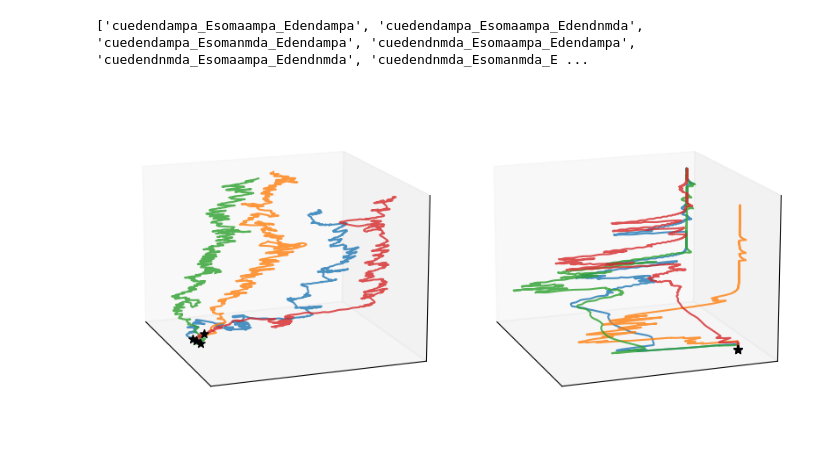
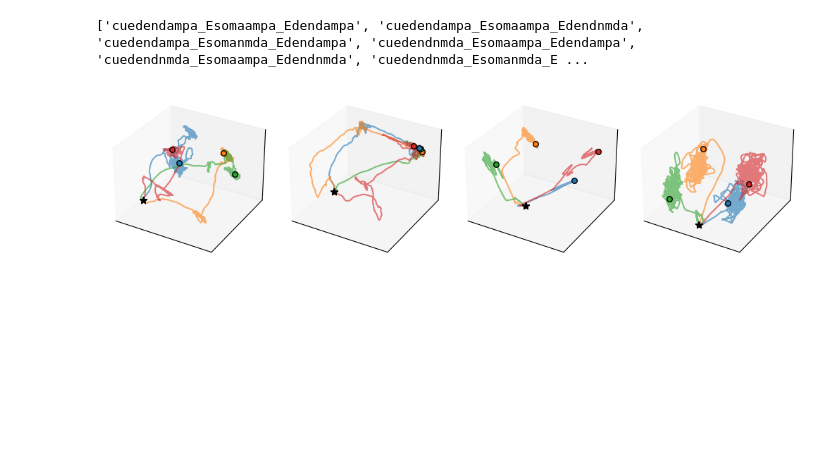
Before and after one commit to ntolley/dendractor, a Jupyter notebook: figures/plot_memory_pca_trajectory.ipynb, the cells around one changed output. Drawn from its saved outputs; the diff is of its cells as text; code cells hidden in the pictures; blank space fills up the shorter version.

```diff
--- a/figures/plot_memory_pca_trajectory.ipynb
+++ b/figures/plot_memory_pca_trajectory.ipynb
@@ -82,8 +82,8 @@ fs = (1/dt) * 1e3
 time_vec = np.arange(0, t_max, dt)
 downsample_factor = 10
 # burn_in = 30_000 // downsample_factor
-# burn_in = 10_000 // downsample_factor
-burn_in = 0 // downsample_factor
+burn_in = 10_000 // downsample_factor
+# burn_in = 0 // downsample_factor
 # %%
 def get_pca_points(sim_name, sim_idx1=0, sim_idx2=1, sim_idx3=2, sim_idx4=3):
     res_dict = random_init_dict[sim_name]
@@ -125,5 +125,5 @@ def get_pca_points(sim_name, sim_idx1=0, sim_idx2=1, sim_idx3=2, sim_idx4=3):
     # points3 = np.array(points3_list)
     # points4 = np.array(points4_list)
 
-    return points1, points2, points3, points4
+    return points1, points2, points3, points4, pca
 # %%
@@ -167,26 +202,36 @@ def make_trajectory_figure(points1, points2, points3, points4, times, start_idx,
 # %%
 input_names = ['(-1,-1)', '(1,1)', '(-1,1)', '(1,-1)']
 
 ticksize = 11
 labelsize = 15
 
 cue_idx = 1000
-dim1, dim2 = 0, 1
+dim1, dim2, dim3 = 0,1,2
 
-fig = plt.figure(figsize=(8,7), constrained_layout=True)
+alpha=0.6
+
+fig = plt.figure(figsize=(10,4), constrained_layout=True)
 sim_idx1, sim_idx2, sim_idx3, sim_idx4 = 0, 1, 2, 3
 
-points1, points2, points3, points4 = get_pca_points('cuedendnmda_Esomanmda_Edendampa', sim_idx1, sim_idx2, sim_idx3, sim_idx4)
-ax1 = fig.add_subplot(121, projection='3d')
-make_trajectory_figure(points1, points2, points3, points4, time_vec, 1000, cue_idx+2999, ax1, dim1, dim2,
-                       color1='C0', color2='C1', color3='C2', color4='C3',
-                       label1=input_names[sim_idx1], label2=input_names[sim_idx2], label3=input_names[sim_idx3], label4=input_names[sim_idx4])
+config_list = [
+    'cuedendnmda_Esomaampa_Edendampa',
+    'cuedendampa_Esomaampa_Edendampa',
+    'cuesomanmda_Esomaampa_Edendampa',
+    'cuesomaampa_Esomaampa_Edendampa',
+    ]
 
+pca_dict = dict()
+for plot_idx, name in enumerate(config_list):
+    points1, points2, points3, points4, pca = get_pca_points(name, sim_idx1, sim_idx2, sim_idx3, sim_idx4)
+    ax1 = fig.add_subplot(1,4,plot_idx+1, projection='3d')
+    make_trajectory_figure(points1, points2, points3, points4, 0, cue_idx+2999, ax1, dim1, dim2, dim3,
+                        color1='C0', color2='C1', color3='C2', color4='C3',
+                        label1=input_names[sim_idx1], label2=input_names[sim_idx2], label3=input_names[sim_idx3], label4=input_names[sim_idx4],
+                        alpha=alpha)
 
-points1, points2, points3, points4 = get_pca_points('cuedendampa_Esomaampa_Edendnmda', sim_idx1, sim_idx2, sim_idx3, sim_idx4)
-ax2 = fig.add_subplot(122, projection='3d')
-make_trajectory_figure(points1, points2, points3, points4, time_vec, 1000, cue_idx+2999, ax2, dim1, dim2,
-                       color1='C0', color2='C1', color3='C2', color4='C3',
-                       label1=input_names[sim_idx1], label2=input_names[sim_idx2], label3=input_names[sim_idx3], label4=input_names[sim_idx4])
+    pca_dict[name] = pca
+
+figure_path = '/users/ntolley/data/ntolley/dendractor/memory_permutations/figures'
+plt.savefig(f'{figure_path}/memory_trajectory_panels.svg')
 # %% [output]
-[figure, old version]
+[figure, new version]
```
Also changed, not shown: parts of 5 cells of this notebook, 7 other files.
